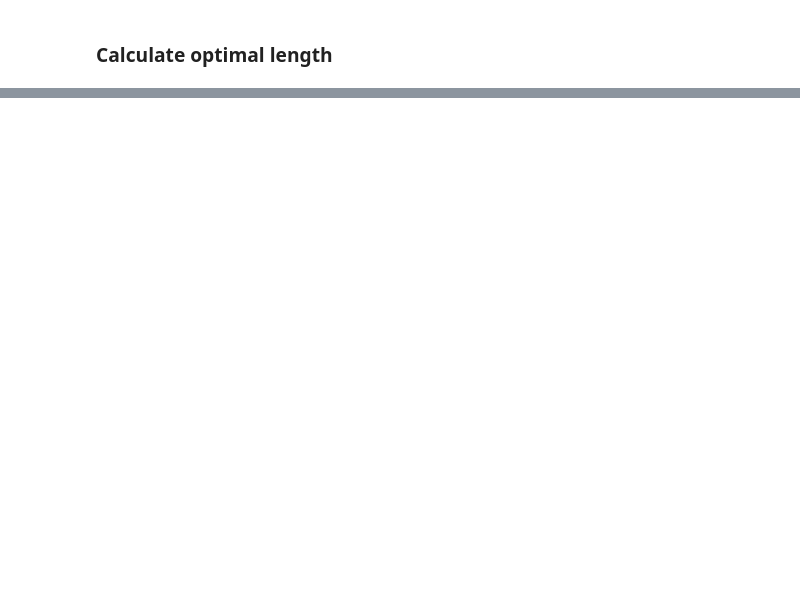
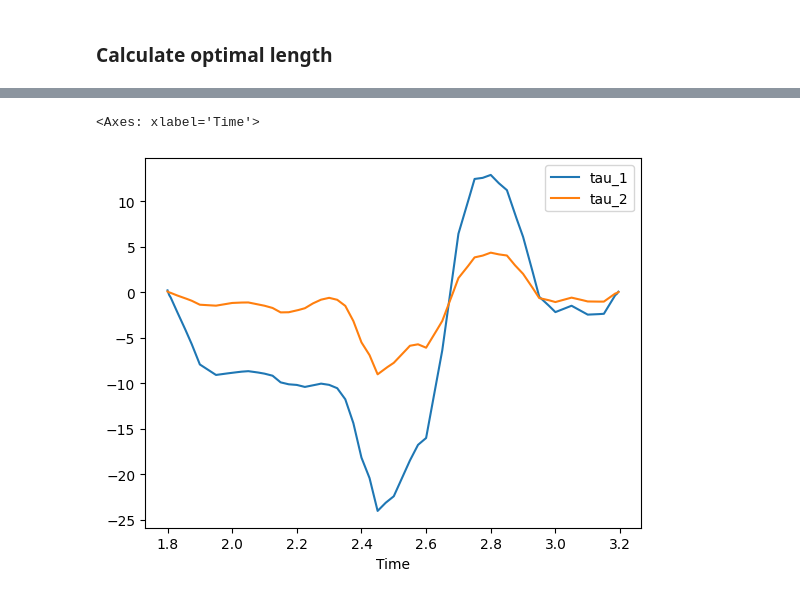
Before and after one commit to Harvard-Slade-Lab/assistive-arm, a Jupyter notebook: notebooks/optimal_length.ipynb, the cells around one changed output, grey strips where cells are left out. Cells and saved outputs as stored; diff of their text form; code cells hidden in the pictures; blank space fills up the shorter version.

Commit message:
Add torque profile scaling

```diff
--- a/notebooks/optimal_length.ipynb
+++ b/notebooks/optimal_length.ipynb
@@ -22,7 +25,7 @@ from assistive_arm.utils.optimum_length_utils import compute_torque_profiles, ge
 ### Marker data
 # %%
 subject = "subject_1"
-subject_data = Path("/Users/xabieririzar/Desktop/Life/Studium/TUM/M.Sc Robotics/Masterarbeit Harvard/Thesis/Subject testing/Subject data/") / subject
+subject_data = Path("/Users/xabieririzar/Desktop/Life/Studium/TUM/M.Sc Robotics/Harvard/Thesis/Subject testing/Subject data/") / subject
 trial = subject_data / "trial_2"
 
 project_moco_data = Path("/Users/xabieririzar/uni-projects/Harvard/assistive-arm/moco/")
@@ -81,7 +86,7 @@ min_necessary_length = np.linalg.norm(pelvis_to_chair, axis=1).max()
 
 print("Minimum total length: ", min_necessary_length)
 
-resolution = 100
+resolution = 30
 
 link_lengths_1 = np.linspace(0.1, 1, resolution)
 link_lengths_2 = np.linspace(0.1, 1, resolution)
@@ -235,6 +255,41 @@ plt.show()
 time_vector = assistive_force.index
 theta_1_dot = np.gradient(theta_1) / time_vector.diff()
 theta_2_dot = np.gradient(theta_2) / time_vector.diff()
+# %%
+torque_profile = pd.DataFrame({"tau_1": tau_1, 'tau_2': tau_2}, index=time_vector)
+
+def interpolate_dataframe(df, desired_frequency):
+    time_vector = df.index
+    time_vector_new = pd.Index(np.arange(time_vector.min(), time_vector.max(), 1/desired_frequency), name="Time")
+    df_interpolated = df.reindex(time_vector_new, method="nearest").interpolate(method="polynomial", order=2)
+
+    return df_interpolated
+
+def smooth_dataframe(df, window_size):
+    df_smoothed = df.rolling(window=window_size, min_periods=1, center=True).mean()
+    return df_smoothed
+
+# Apply the smoothing function with a chosen window size
+window_size = 5  # The window size can be adjusted based on how smooth you want the data to be
+smoothed_torque_profile = smooth_dataframe(interpolate_dataframe(torque_profile, 200), window_size)
+
+# Define maximum absolute values for tau1 and tau2
+max_tau1 = 24
+max_tau2 = 9
+
+# Scale the torque profiles
+scale_factor_tau1 = max_tau1 / np.abs(smoothed_torque_profile['tau_1']).max()
+scale_factor_tau2 = max_tau2 / np.abs(smoothed_torque_profile['tau_2']).max()
+
+scaled_torque_profile = smoothed_torque_profile.copy()
+scaled_torque_profile['tau_1'] *= scale_factor_tau1
+scaled_torque_profile['tau_2'] *= scale_factor_tau2
+
+# Plot the scaled data
+scaled_torque_profile.plot()
+# %% [output]
+<Axes: xlabel='Time'>
+[figure, added]
 # %%
 fig, axs = plt.subplots(2, 2, figsize=(10, 5), sharex=True)
 fig.suptitle(f"L1: {float(l1):.2f} m, L2: {float(l2):.2f} m")
```
Also changed, not shown: parts of 11 cells of this notebook.
